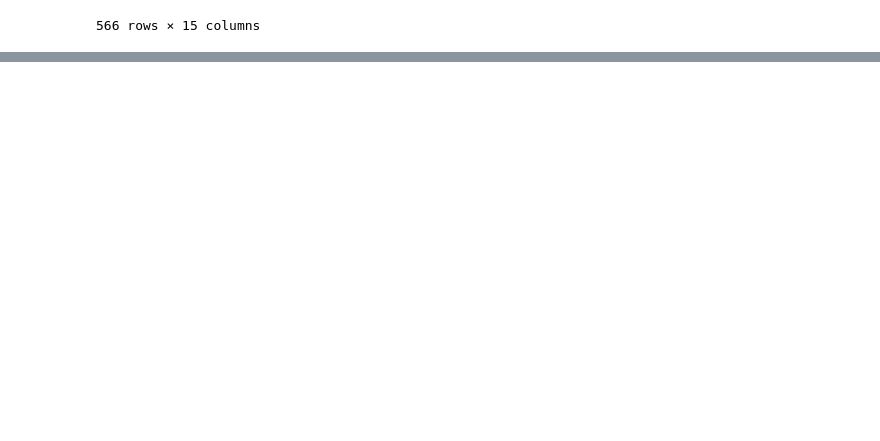
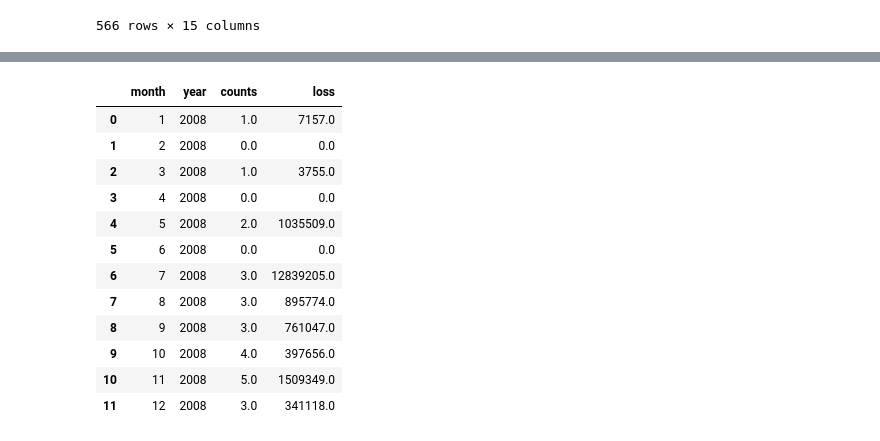
Before and after one commit to the-soham/failed-banks, a Jupyter notebook: failing_banks_support.ipynb, the cells around one changed output, grey strips where cells are left out. Drawn from its saved outputs; the diff is of its cells as text; code cells hidden in the pictures; blank space fills up the shorter version.

```diff
--- a/failing_banks_support.ipynb
+++ b/failing_banks_support.ipynb
@@ -211,0 +158,7 @@ merge_df
+# %%
+df_cost = df_new.groupby(['year','month'])['cost'].sum().reset_index(name='loss')
+df_cost = df_cost.set_index('month')
+df_cost = df_cost.reindex(np.arange(1, 13)).fillna(0.0)
+df_cost['year'] = '2008'
+df_cost = df_cost.reset_index()
+df_cost
@@ -211,0 +179,17 @@ merge_df
+# %%
+df_final = pd.merge(df_1, df_cost)
+df_final
+# %% [output]
+|  | month | year | counts | loss |
+| 0 | 1 | 2008 | 1.0 | 7157.0 |
+| 1 | 2 | 2008 | 0.0 | 0.0 |
+| 2 | 3 | 2008 | 1.0 | 3755.0 |
+| 3 | 4 | 2008 | 0.0 | 0.0 |
+| 4 | 5 | 2008 | 2.0 | 1035509.0 |
+| 5 | 6 | 2008 | 0.0 | 0.0 |
+| 6 | 7 | 2008 | 3.0 | 12839205.0 |
+| 7 | 8 | 2008 | 3.0 | 895774.0 |
+| 8 | 9 | 2008 | 3.0 | 761047.0 |
+| 9 | 10 | 2008 | 4.0 | 397656.0 |
+| 10 | 11 | 2008 | 5.0 | 1509349.0 |
+| 11 | 12 | 2008 | 3.0 | 341118.0 |
```
Also changed, not shown: parts of 14 cells of this notebook, 1 other file.
